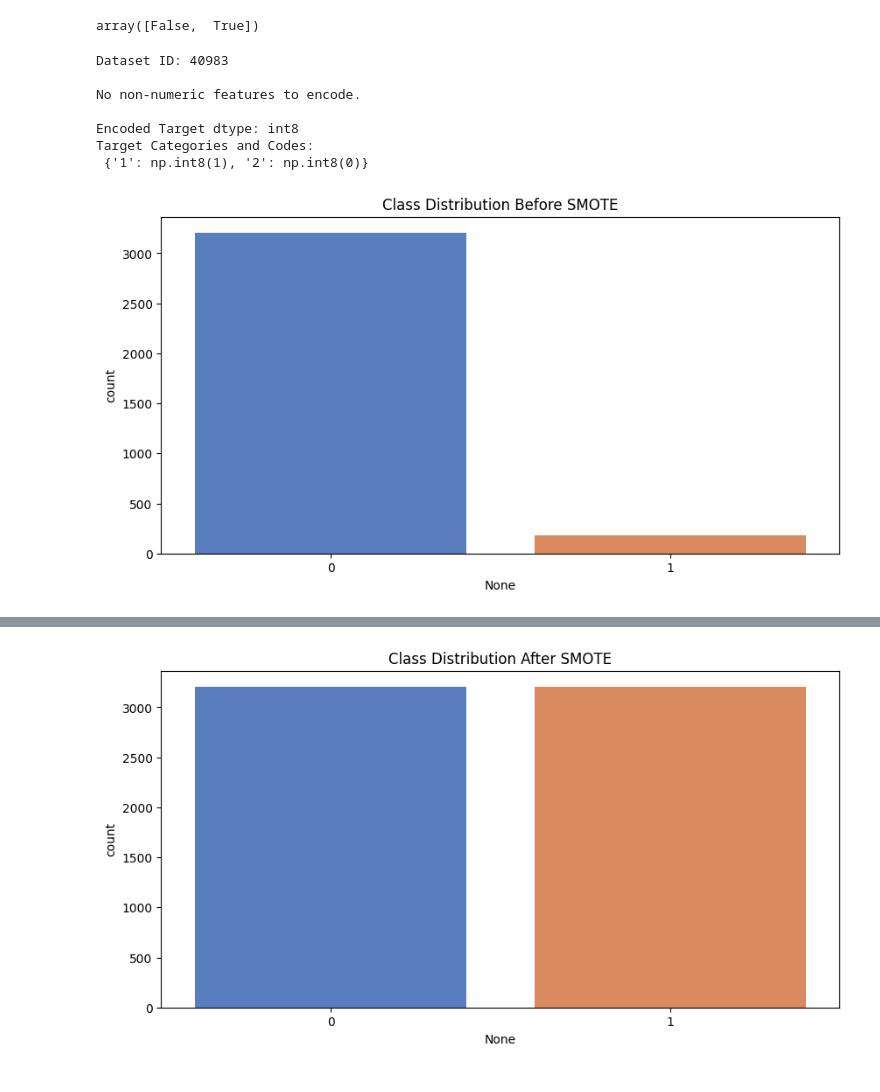
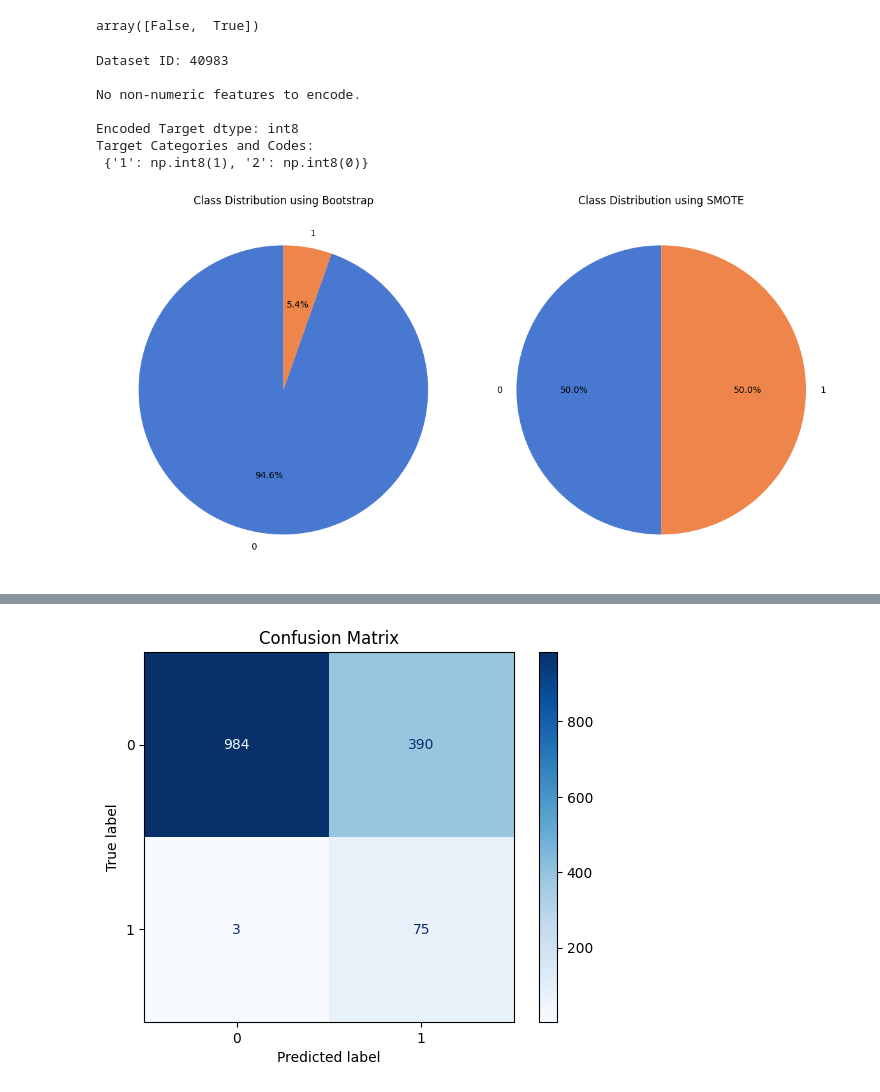
Before and after one commit to brunomfernandes45/random-forest-imbalanced-datasets, a Jupyter notebook: notebook.ipynb, the cells around one changed output, grey strips where cells are left out. Saved outputs shown, nothing was run; the diff lists cells and outputs as text; code cells hidden in the pictures.

```diff
--- a/notebook.ipynb
+++ b/notebook.ipynb
@@ -650,20 +826,41 @@ X_train, X_test, y_train, y_test = train_test_split(
     X, y, test_size=0.3, random_state=random_state, stratify=y
 )
 
-# Distribuição antes do SMOTE (antes de qualquer modificação)
-plt.figure(figsize=(10, 5))
-sns.countplot(x=y_train, palette="muted")  # Usando y_train para as classes do treino
-plt.title("Class Distribution Before SMOTE")
-plt.show()
+# Contagem das classes antes do SMOTE
+y_train_counts = y_train.value_counts()
 
 # Aplicando SMOTE para balancear as classes
 sm = SMOTE(sampling_strategy=1, random_state=random_state)
 X_resampled, y_resampled = sm.fit_resample(X_train, y_train)
 
-# Distribuição depois do SMOTE (após balanceamento com SMOTE)
-plt.figure(figsize=(10, 5))
-sns.countplot(x=y_resampled, palette="muted")  # Usando y_resampled após SMOTE
-plt.title("Class Distribution After SMOTE")
+# Contagem das classes após o SMOTE
+y_resampled_counts = pd.Series(y_resampled).value_counts()
+
+# Criando os subplots lado a lado
+fig, axes = plt.subplots(1, 2, figsize=(12, 6))  # 1 linha, 2 colunas
+
+# Gráfico de pizza para a distribuição antes do SMOTE
+axes[0].pie(
+    y_train_counts,
+    labels=y_train_counts.index,
+    autopct='%1.1f%%',
+    startangle=90,
+    colors=sns.color_palette("muted"),
+)
+axes[0].set_title("Class Distribution using Bootstrap")
+
+# Gráfico de pizza para a distribuição após o SMOTE
+axes[1].pie(
+    y_resampled_counts,
+    labels=y_resampled_counts.index,
+    autopct='%1.1f%%',
+    startangle=90,
+    colors=sns.color_palette("muted"),
+)
+axes[1].set_title("Class Distribution using SMOTE")
+
+# Ajuste do layout para evitar sobreposição
+plt.tight_layout()
 plt.show()
 
 # Initialize RandomForest with SMOTE
@@ -732,49 +929,49 @@ rf.fit(X_train, y_train)
 predictions = rf.predict(X_test)
 
 # Calculate accuracy
 accuracy = np.sum(predictions == y_test) / len(y_test)
 print(f"\nWithout SMOTE Accuracy: {accuracy:.2f}")
 
 report = classification_report(y_test, predictions)
 
 print("\nClassification Report:")
 print(report)
 
 # Previsões do modelo (pode ser com ou sem SMOTE, dependendo de qual você escolher)
 predictions = rf.predict(X_test)
 
-# Compute confusion matrix
-cm = confusion_matrix(y_test, predictions)
+# Subplots lado a lado: Matriz de Confusão e ROC-AUC
 
-# Display da matriz de confusão
+# Criando subplots com 1 linha e 2 colunas
+fig, axes = plt.subplots(1, 2, figsize=(16, 6))  # Aumentei figsize para acomodar os gráficos
+
+# Matriz de Confusão
 disp = ConfusionMatrixDisplay(confusion_matrix=cm, display_labels=np.unique(y))
-disp.plot(cmap=plt.cm.Blues, values_format='d')
-plt.title("Confusion Matrix")
-plt.show()
+disp.plot(cmap=plt.cm.Blues, values_format="d", ax=axes[0])  # Passando eixo específico
+axes[0].set_title("Confusion Matrix")
 
-# Binarize the output for multi-class ROC
-y_test_bin = label_binarize(y_test, classes=np.unique(y))
-predictions_bin = label_binarize(predictions, classes=np.unique(y))
-
-# Compute ROC curve and AUC for each class
+# Curva ROC-AUC
 for i in range(y_test_bin.shape[1]):
     fpr, tpr, _ = roc_curve(y_test_bin[:, i], predictions_bin[:, i])
     roc_auc = auc(fpr, tpr)
-    plt.plot(fpr, tpr, label=f"Class {i} (AUC = {roc_auc:.2f})")
+    axes[1].plot(fpr, tpr, label=f"Class {i} (AUC = {roc_auc:.2f})")
 
-# Finalize plot
-plt.plot([0, 1], [0, 1], "k--", label="Random Guess")
-plt.title("ROC Curve")
-plt.xlabel("False Positive Rate")
-plt.ylabel("True Positive Rate")
-plt.legend()
+# Adicionando linha aleatória na ROC
+axes[1].plot([0, 1], [0, 1], "k--", label="Random Guess")
+axes[1].set_title("ROC Curve")
+axes[1].set_xlabel("False Positive Rate")
+axes[1].set_ylabel("True Positive Rate")
+axes[1].legend()
+
+# Ajuste do layout
+plt.tight_layout()
 plt.show()
 # %% [output]
 Dataset ID: 40983
 
 No non-numeric features to encode.
 
 Encoded Target dtype: int8
 Target Categories and Codes:
  {'1': np.int8(1), '2': np.int8(0)}
-[figure, old version]
+[figure, new version]
@@ -781 +989 @@ Target Categories and Codes:
-[figure, old version]
+[figure, new version]
```
Also changed, not shown: parts of 7 cells of this notebook.
